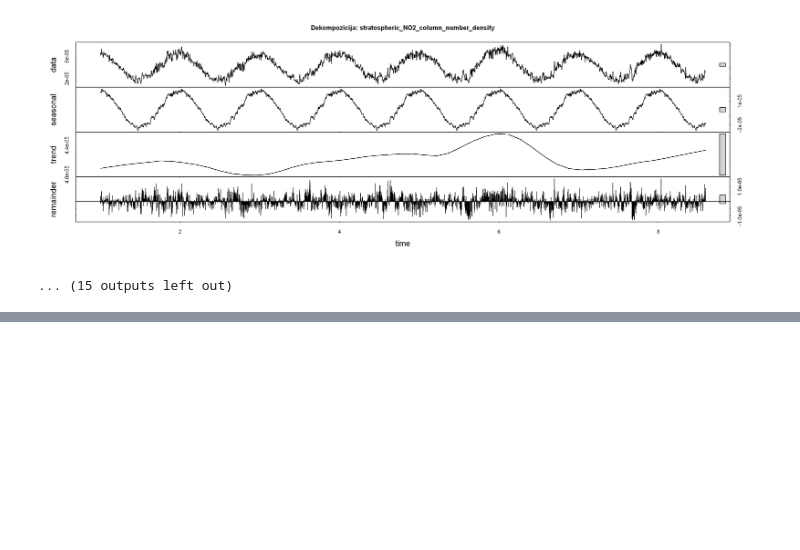
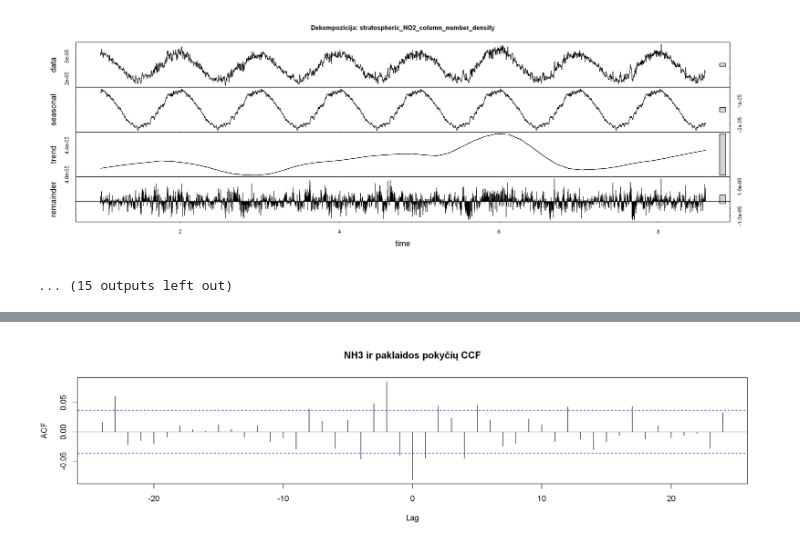
Before and after one commit to rugcer04/Duomenu_mokslo_projektas, a Jupyter notebook: code/R/EDA/dependency_analysis.ipynb, the cells around one changed output, grey strips where cells are left out. Saved outputs shown, nothing was run; the diff lists cells and outputs as text; code cells hidden in the pictures; blank space fills up the shorter version.

```diff
--- a/code/R/EDA/dependency_analysis.ipynb
+++ b/code/R/EDA/dependency_analysis.ipynb
@@ -121,0 +141,10 @@ A tibble: 27 × 3
+# %%
+# Apskaičiuojame skirtumus (pirmąją eilutę paliekame NA)
+nh3_diff <- diff(data_clean$nh3)
+error_diff <- diff(data_clean$ts_error)
+
+# CCF su diferencijuotais duomenimis
+ccf(nh3_diff, error_diff, lag.max = 24, na.action = na.pass,
+    main = "NH3 ir paklaidos pokyčių CCF")
+# %% [output]
+[figure, added]
```
Also changed, not shown: parts of 12 cells of this notebook.
